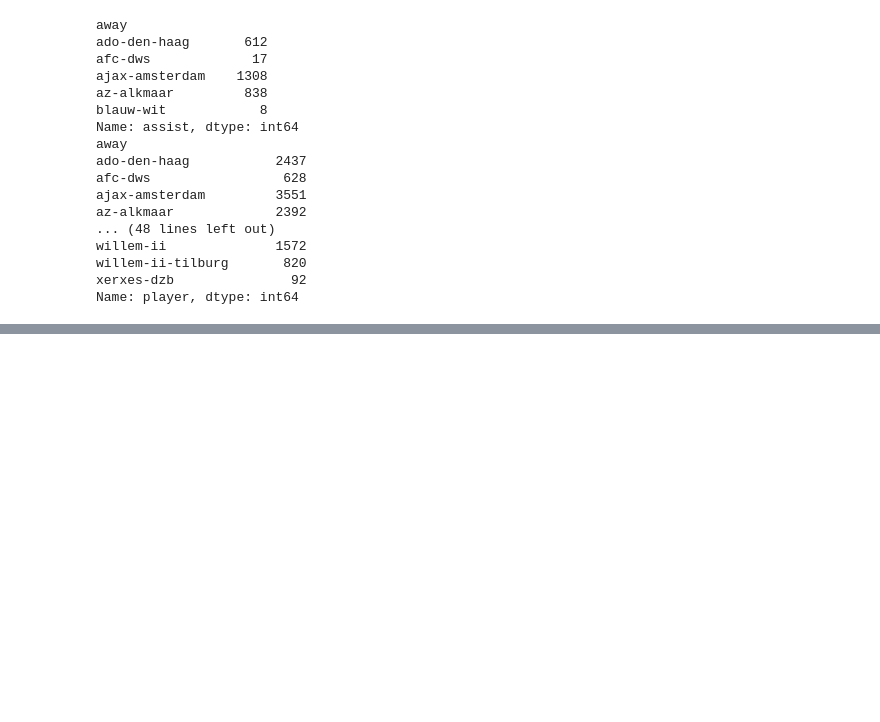
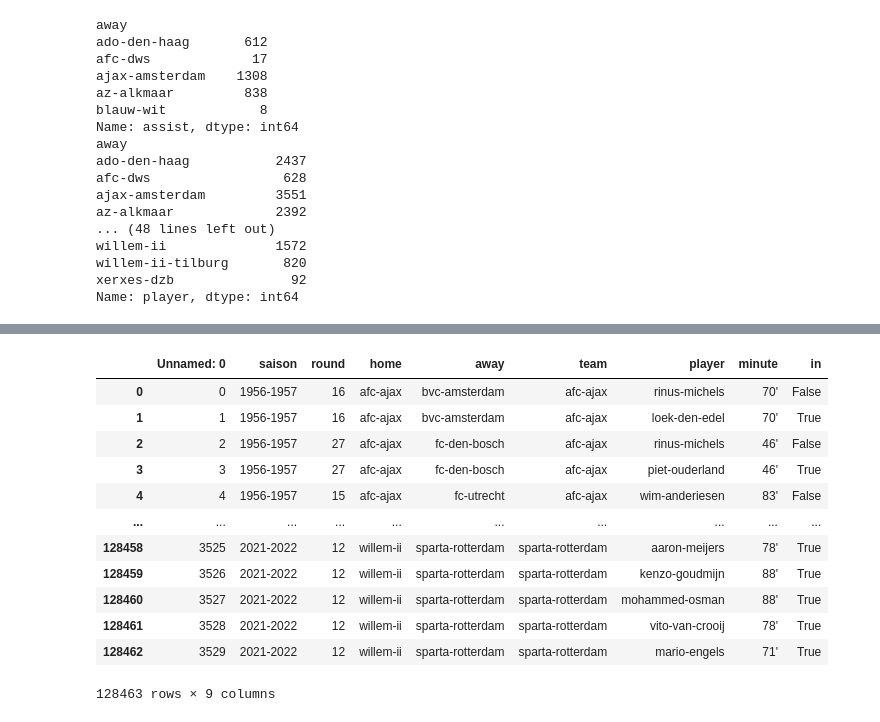
Before and after one commit to mohammedaljader/Football_Predictions_ML, a Jupyter notebook: Predict_the_winning.ipynb, the cells around one changed output, grey strips where cells are left out. Drawn from its saved outputs; the diff is of its cells as text; code cells hidden in the pictures; blank space fills up the shorter version.

```diff
--- a/Predict_the_winning.ipynb
+++ b/Predict_the_winning.ipynb
@@ -199,0 +280,17 @@ Name: player, dtype: int64
+# %%
+# TODO research
+raw_subs_file
+# %% [output]
+|  | Unnamed: 0 | saison | round | home | away | team | player | minute | in |
+| 0 | 0 | 1956-1957 | 16 | afc-ajax | bvc-amsterdam | afc-ajax | rinus-michels | 70' | False |
+| 1 | 1 | 1956-1957 | 16 | afc-ajax | bvc-amsterdam | afc-ajax | loek-den-edel | 70' | True |
+| 2 | 2 | 1956-1957 | 27 | afc-ajax | fc-den-bosch | afc-ajax | rinus-michels | 46' | False |
+| 3 | 3 | 1956-1957 | 27 | afc-ajax | fc-den-bosch | afc-ajax | piet-ouderland | 46' | True |
+| 4 | 4 | 1956-1957 | 15 | afc-ajax | fc-utrecht | afc-ajax | wim-anderiesen | 83' | False |
+| ... | ... | ... | ... | ... | ... | ... | ... | ... | ... |
+| 128458 | 3525 | 2021-2022 | 12 | willem-ii | sparta-rotterdam | sparta-rotterdam | aaron-meijers | 78' | True |
+| 128459 | 3526 | 2021-2022 | 12 | willem-ii | sparta-rotterdam | sparta-rotterdam | kenzo-goudmijn | 88' | True |
+| 128460 | 3527 | 2021-2022 | 12 | willem-ii | sparta-rotterdam | sparta-rotterdam | mohammed-osman | 88' | True |
+| 128461 | 3528 | 2021-2022 | 12 | willem-ii | sparta-rotterdam | sparta-rotterdam | vito-van-crooij | 78' | True |
+| 128462 | 3529 | 2021-2022 | 12 | willem-ii | sparta-rotterdam | sparta-rotterdam | mario-engels | 71' | True |
+128463 rows × 9 columns
```
Also changed, not shown: parts of 5 cells of this notebook, 1 other file.
